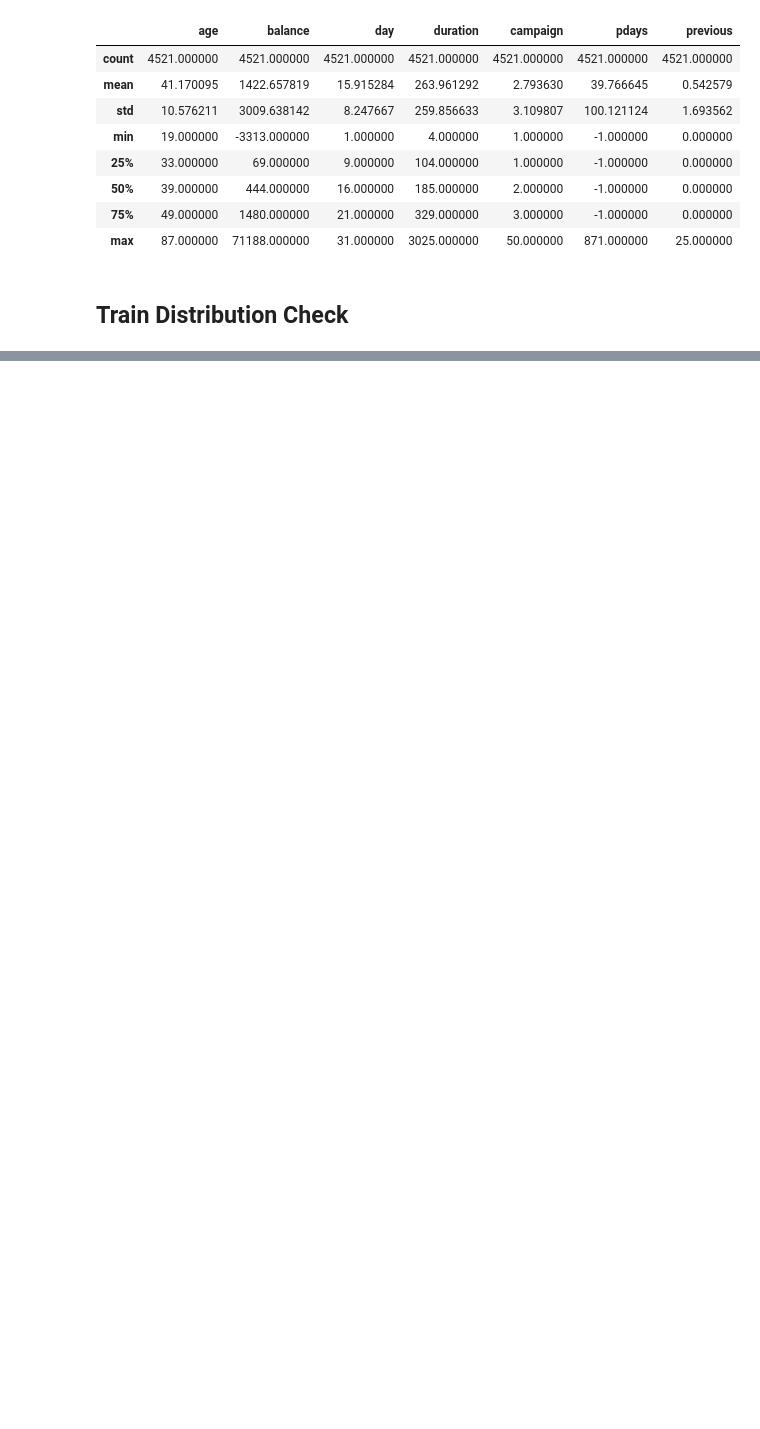
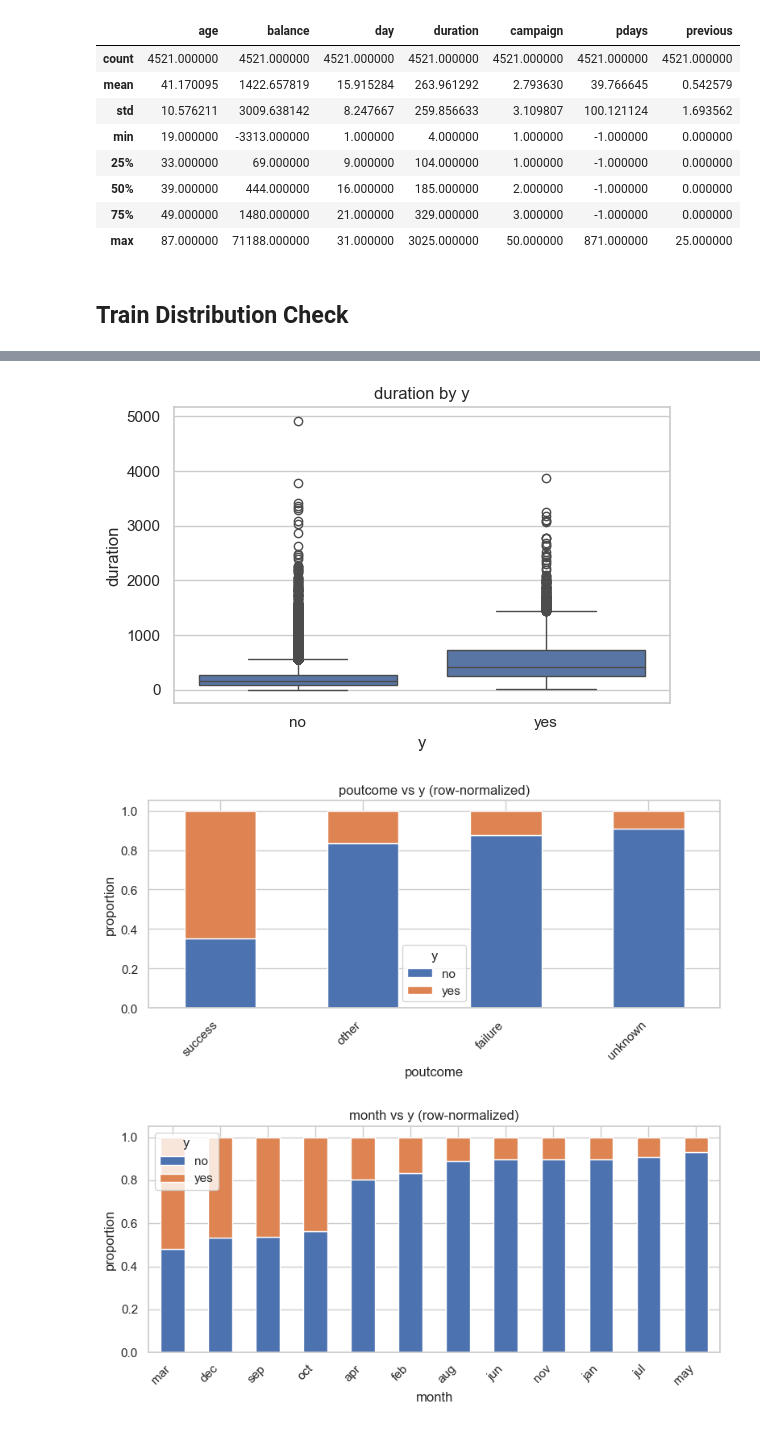
Before and after one commit to WaroonRagwongsiri/IntroMLHomework, a Jupyter notebook: Data/banking_dataset/banking.ipynb, the cells around one changed output, grey strips where cells are left out. Cells and saved outputs as stored; diff of their text form; code cells hidden in the pictures; blank space fills up the shorter version.

```diff
--- a/Data/banking_dataset/banking.ipynb
+++ b/Data/banking_dataset/banking.ipynb
@@ -364,0 +427,27 @@ class imbalance — 'yes' subscribers: 11.7%
+# %%
+def plot_numeric_vs_target(df, col, target="y"):
+	plt.figure(figsize=(6, 4))
+	sns.boxplot(x=df[target], y=df[col])
+	plt.title(f"{col} by {target}")
+	plt.tight_layout()
+	plt.show()
+
+def plot_categorical_vs_target(df, col, target="y", order=None):
+	ct = pd.crosstab(df[col], df[target], normalize="index")
+	order = order or ct.sort_values(by=ct.columns[-1], ascending=False).index
+	ct.loc[order].plot(kind="bar", stacked=True, figsize=(8, 4))
+	plt.title(f"{col} vs {target} (row-normalized)")
+	plt.ylabel("proportion")
+	plt.xticks(rotation=45, ha="right")
+	plt.tight_layout()
+	plt.show()
+
+for col in top_features:
+	if col in numeric_cols:
+		plot_numeric_vs_target(train, col)
+	else:
+		plot_categorical_vs_target(train, col)
+# %% [output]
+[figure, added]
+[figure, added]
+[figure, added]
```
Also changed, not shown: parts of 44 cells of this notebook, 5 other files.
